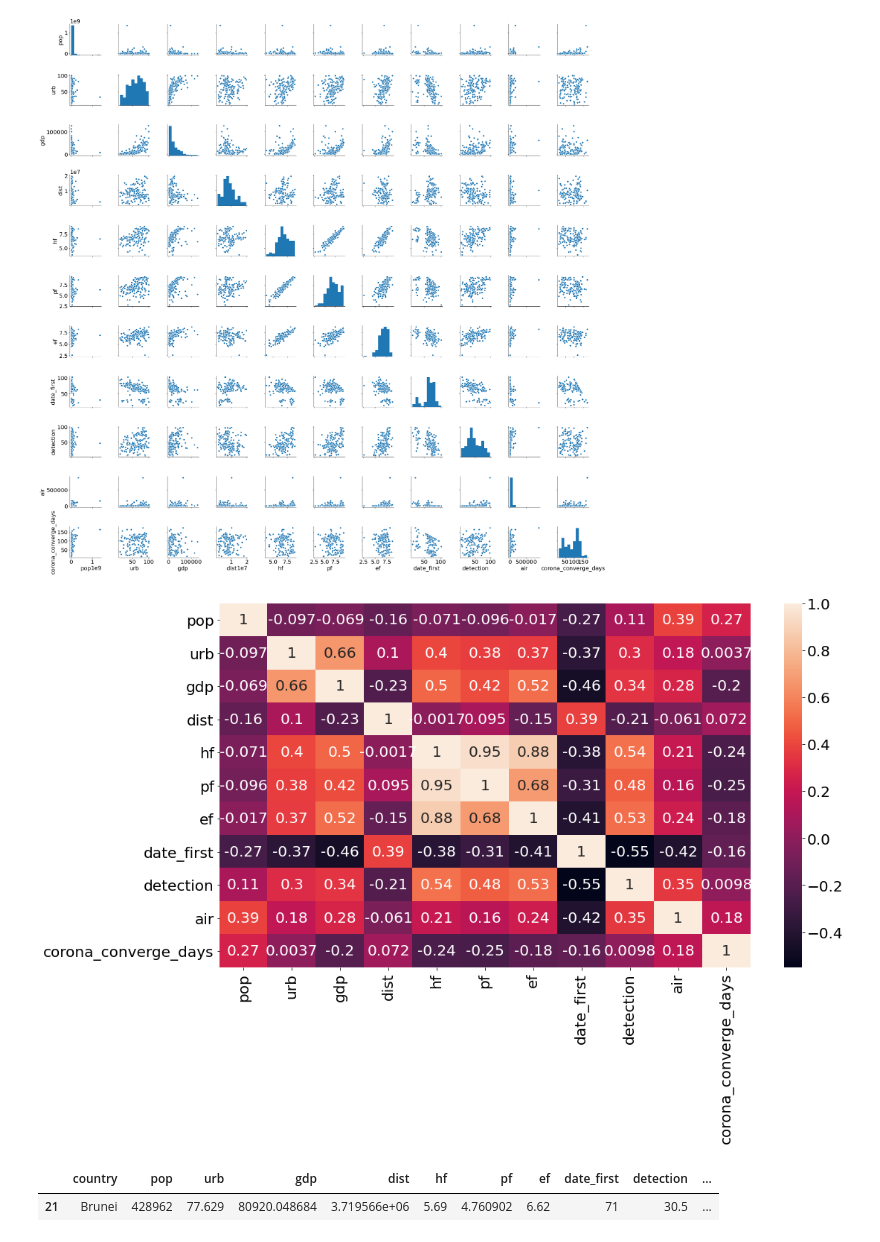
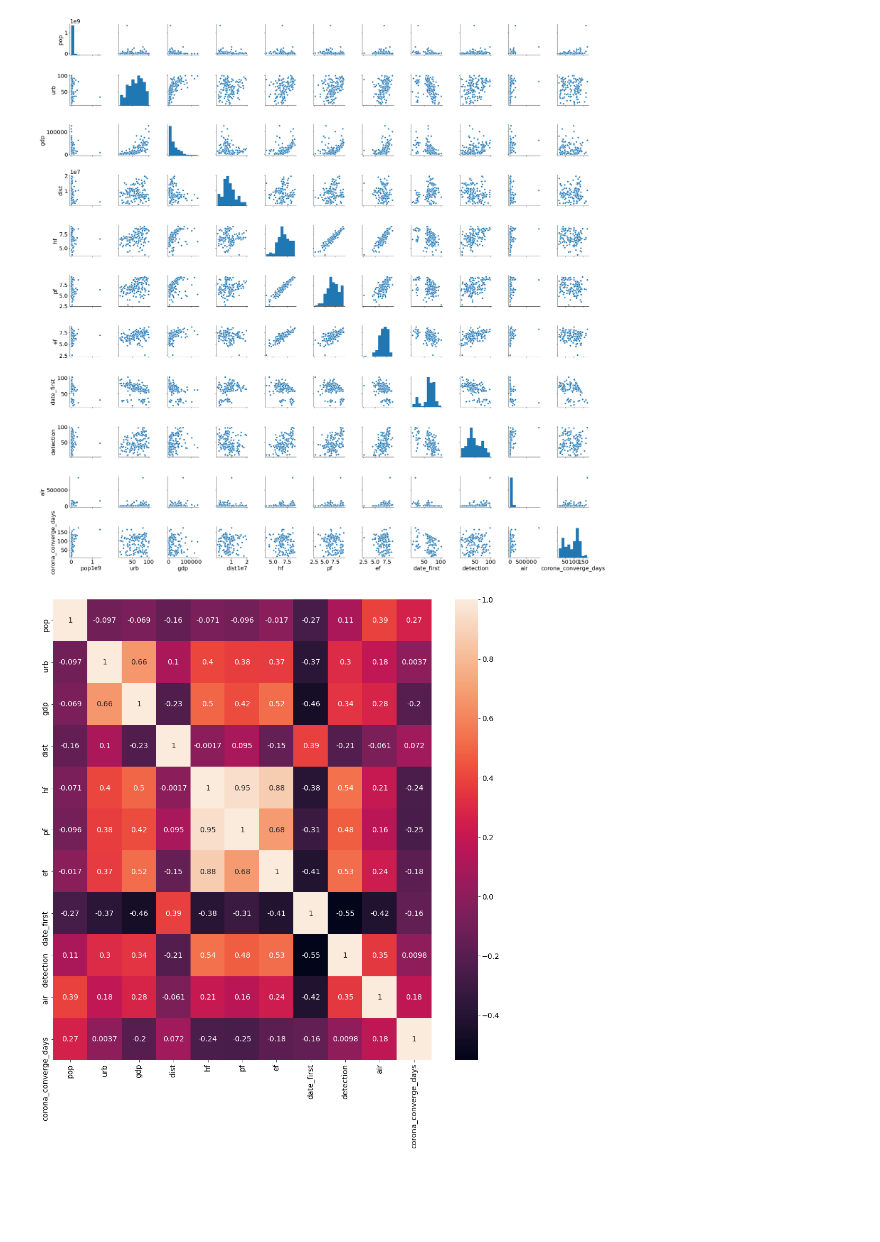
Before and after one commit to nori0724/COVID-19, a Jupyter notebook: code/コロナが収束するまでの日数.ipynb, the cells around one changed output. Cells and saved outputs as stored; diff of their text form; code cells hidden in the pictures; blank space fills up the shorter version.

```diff
--- a/code/コロナが収束するまでの日数.ipynb
+++ b/code/コロナが収束するまでの日数.ipynb
@@ -355,17 +401,14 @@ plt.show()
 [figure]
 # %%
 # 相関行列のヒートマップを描く
+
+plt.rcParams["font.size"] = 14
 data=origin_df[['pop', 'urb', 'gdp', 'dist', 'hf', 'pf', 'ef', 'date_first', 'detection', 'air', 'corona_converge_days']]
 corr = data.corr()
-plt.figure(figsize=(16, 9))
+plt.figure(figsize=(16, 16))
 sns.heatmap(corr, annot=True,
             xticklabels=corr.columns,
             yticklabels=corr.columns)
 plt.savefig("plot/correlation_heatmap_converge.png")
 # %% [output]
-[figure, old version]
+[figure, new version]
-# %%
-origin_df[origin_df["corona_converge_days"]==15]
-# %% [output]
-|  | country | pop | urb | gdp | dist | hf | pf | ef | date_first | detection | ... |
-| 21 | Brunei | 428962 | 77.629 | 80920.048684 | 3.719566e+06 | 5.69 | 4.760902 | 6.62 | 71 | 30.5 | ... |
```
Also changed, not shown: parts of 5 cells of this notebook, 8 other files.
